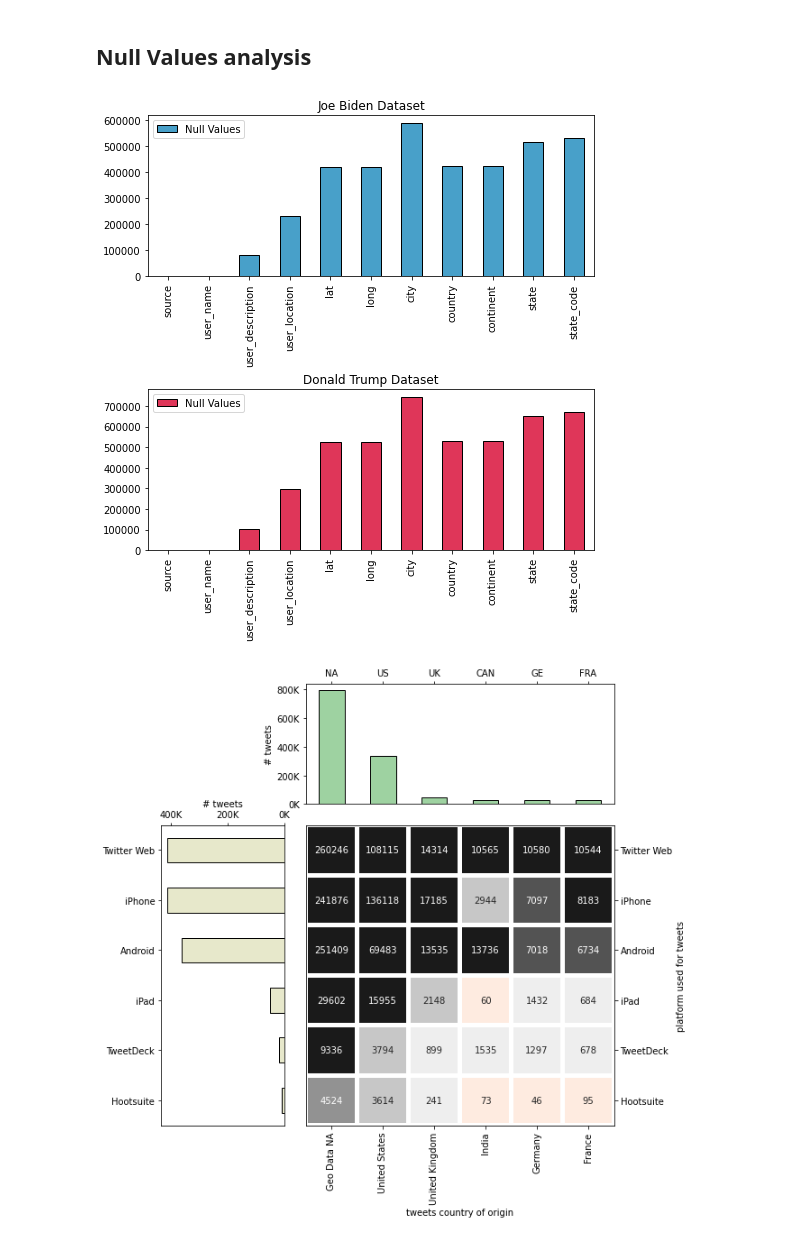
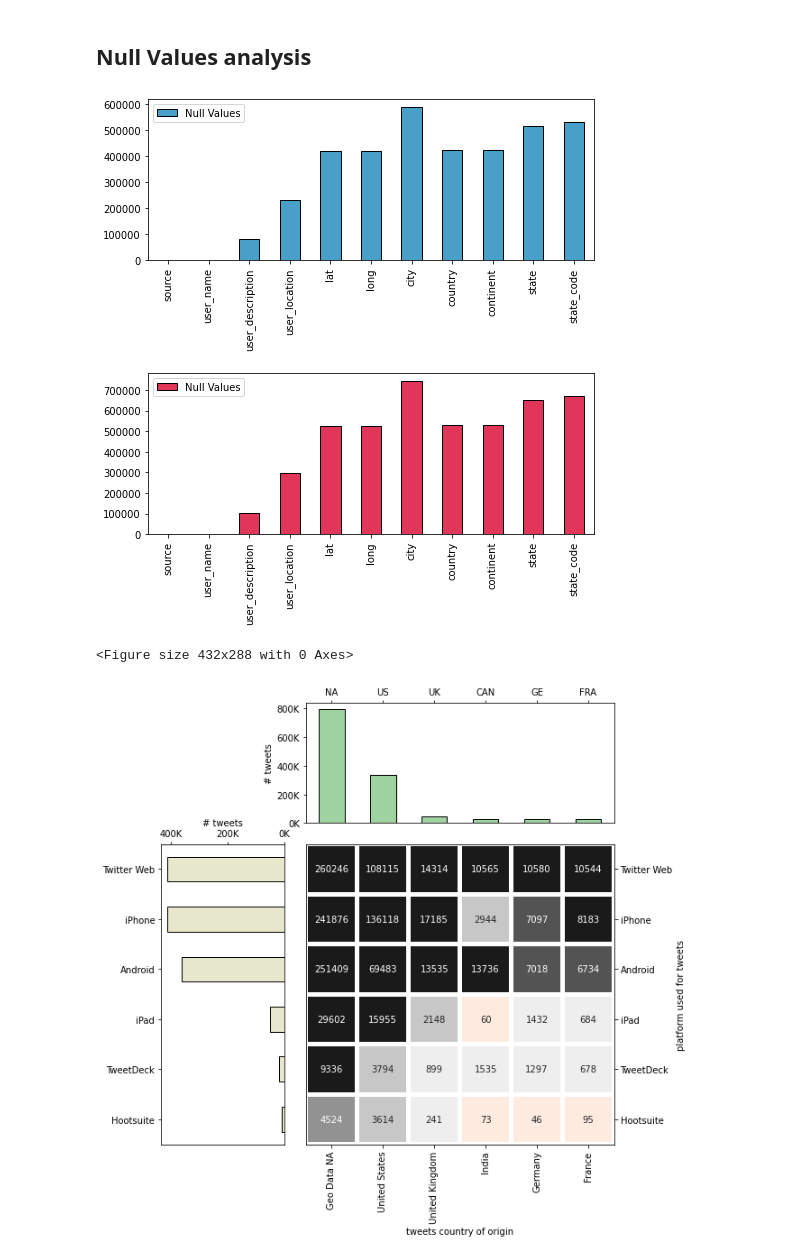
Before and after one commit to sydney-machine-learning/sentimentanalysis-USelections, a Jupyter notebook: main.ipynb, the cells around one changed output. Saved outputs shown, nothing was run; the diff lists cells and outputs as text; code cells hidden in the pictures.

```diff
--- a/main.ipynb
+++ b/main.ipynb
@@ -191,22 +191,25 @@ formatterK2 = FuncFormatter(thousands2)
 # %%
 na_vals_b=pd.DataFrame({'Null Values':tweets_biden.isna().sum()})
 na_vals_b=na_vals_b.loc[na_vals_b['Null Values'] > 0]
 na_vals_t=pd.DataFrame({'Null Values':tweets_trump.isna().sum()})
 na_vals_t=na_vals_t.loc[na_vals_t['Null Values'] > 0]
 
 # Null values visualisation for tweets about Joe Biden and Donald Trump
 fig, ax=plt.subplots(2,1, figsize=(8,8), gridspec_kw={'hspace':0.7})
 
 na_vals_b.plot.bar(color=barcolors[3], **barstyle, ax=ax[0])
-ax[0].set_title('Joe Biden Dataset')
+# ax[0].set_title('Joe Biden Dataset')
 ax[0].set_xticklabels(ax[0].get_xticklabels(), rotation=90)
-
 na_vals_t.plot.bar(color=barcolors[6], **barstyle, ax=ax[1])
-ax[1].set_title('Donald Trump Dataset')
+# ax[1].set_title('Donald Trump Dataset')
 ax[1].set_xticklabels(ax[1].get_xticklabels(), rotation=90)
 plt.show()
+
+
+fig1 = plt.figure()
 # %% [output]
-[figure, old version]
+[figure, new version]
+<Figure size 432x288 with 0 Axes>
 # %%
 # Code taken from https://www.kaggle.com/tkubacka/a-story-told-through-a-heatmap
 
```
Also changed, not shown: parts of 5 cells of this notebook.
